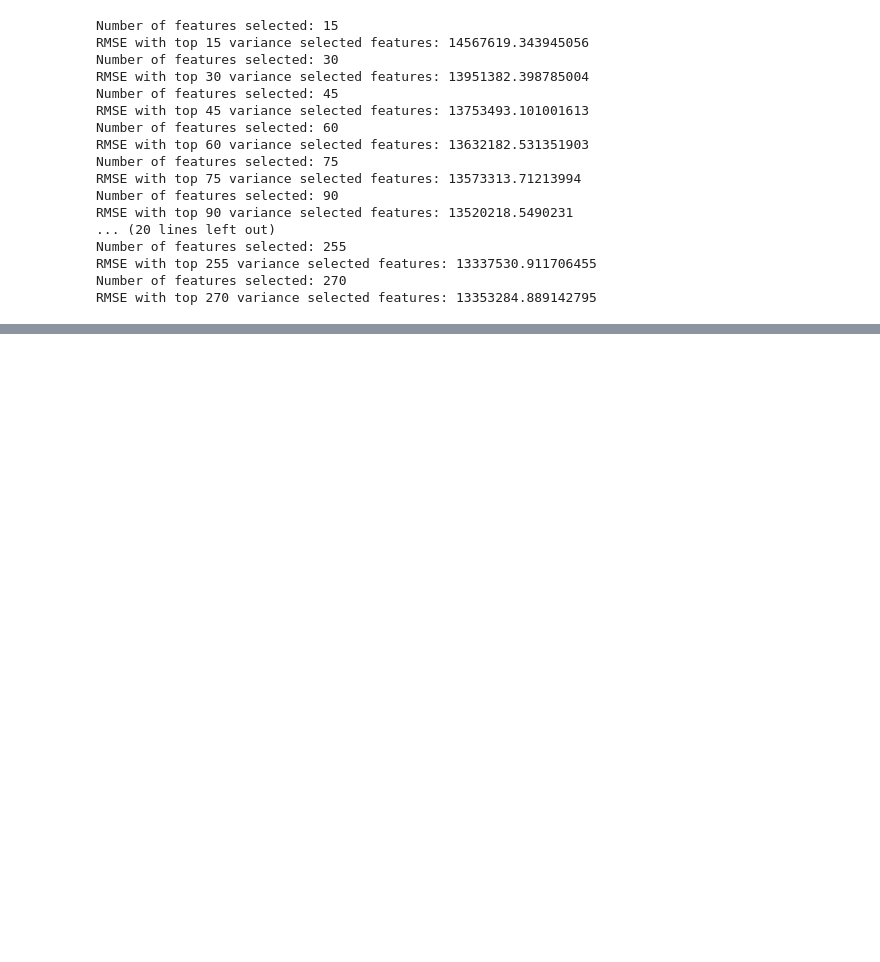
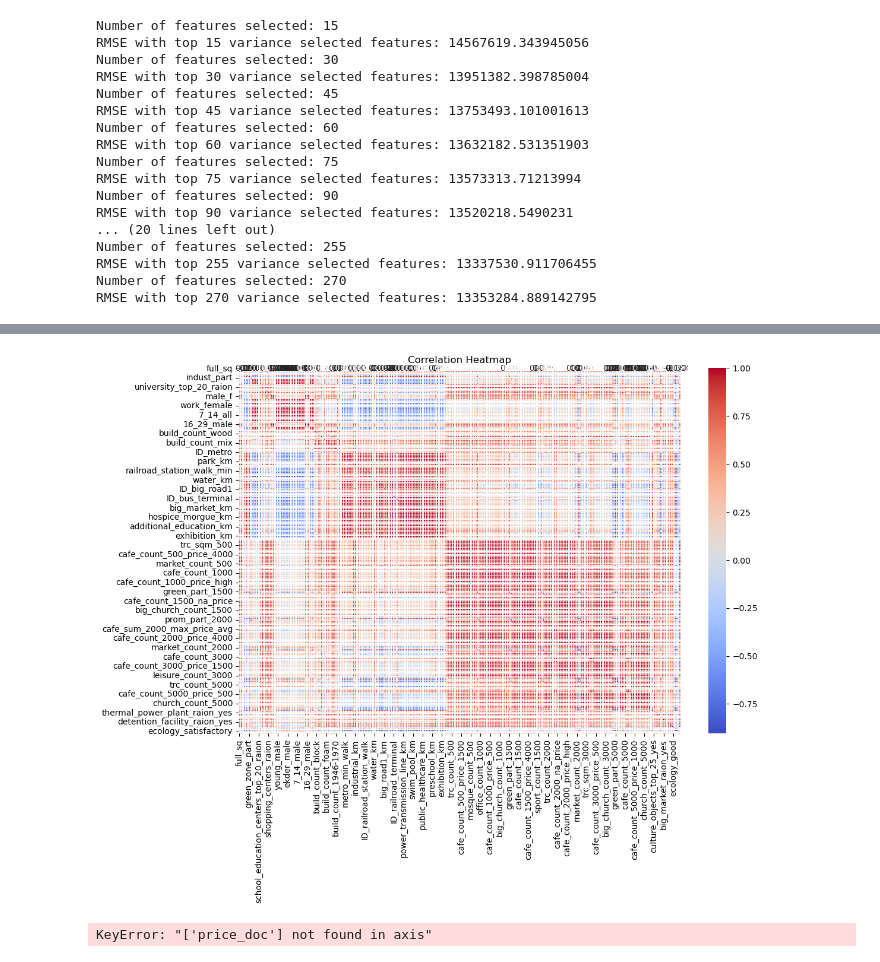
Before and after one commit to YahyaAhmedKhan/iml-2, a Jupyter notebook: labelencode.ipynb, the cells around one changed output, grey strips where cells are left out. Drawn from its saved outputs; the diff is of its cells as text; code cells hidden in the pictures; blank space fills up the shorter version.

```diff
--- a/labelencode.ipynb
+++ b/labelencode.ipynb
@@ -244,0 +372,73 @@ RMSE with top 270 variance selected features: 13353284.889142795
+# %%
+import pandas as pd
+import numpy as np
+from sklearn.preprocessing import LabelEncoder, StandardScaler
+from sklearn.model_selection import train_test_split
+import matplotlib.pyplot as plt
+import seaborn as sns
+
+# Load the training and test data
+df_train_orig = pd.read_csv('train.csv')
+df_test_orig = pd.read_csv('test.csv')
+
+# Make a copy of the original data
+df_train = df_train_orig.copy()
+df_test = df_test_orig.copy()
+target_col = 'price_doc'
+row_id_col = 'row ID'
+
+# Label encode the 'sub_area' column
+label_encoder = LabelEncoder()
+df_train['sub_area'] = label_encoder.fit_transform(df_train['sub_area'])
+df_test['sub_area'] = label_encoder.transform(df_test['sub_area'])
+
+# Create dummy variables for categorical features
+X_train = pd.get_dummies(df_train.drop(columns=[target_col]), drop_first=True)
+X_train_2 = X_train.copy()
+X_test = pd.get_dummies(df_test, drop_first=True)
+
+# Extract the target variable
+y = df_train[target_col]
+
+# Scale the values
+scaler = StandardScaler()
+X_train = scaler.fit_transform(X_train)
+
+# Split the data into training and validation sets
+X_train, X_val, y_train, y_val = train_test_split(X_train, y, test_size=0.05, random_state=42)
+
+# Calculate the correlation matrix
+correlation_matrix = pd.DataFrame(np.corrcoef(np.column_stack((X_train, y_train)), rowvar=False), columns=X_train_2.columns.tolist() + [target_col])
+
+# Create a heatmap of the correlation matrix
+plt.figure(figsize=(12, 8))
+sns.heatmap(correlation_matrix.corr(), annot=True, fmt=".2f", cmap='coolwarm', linewidths=0.5)
+plt.title("Correlation Heatmap")
+plt.show()
+# %% [output]
+[figure, added]
+# %%
+# Set a threshold for high correlation
+threshold = 0.7  # Adjust this threshold as needed
+
+# Create a mask for highly correlated features
+highly_correlated = (correlation_matrix.corr().abs() > threshold)
+
+# Create a list of columns to drop
+columns_to_drop = [column for column in highly_correlated.columns if any(highly_correlated[column])]
+
+# Drop the highly correlated columns from X_train_2
+X_train_2_filtered = X_train_2.drop(columns=columns_to_drop)
+
+# Display the columns that were removed
+print("Columns removed due to high correlation:")
+print(columns_to_drop)
+
+# Create a heatmap of the correlation matrix for the filtered features
+correlation_matrix_filtered = pd.DataFrame(np.corrcoef(np.column_stack((X_train_2_filtered, y_train)), rowvar=False), columns=X_train_2_filtered.columns.tolist() + [target_col])
+plt.figure(figsize=(12, 8))
+sns.heatmap(correlation_matrix_filtered.corr(), annot=True, fmt=".2f", cmap='coolwarm', linewidths=0.5)
+plt.title("Correlation Heatmap (After Removing Highly Correlated Features)")
+plt.show()
+# %% [output]
+KeyError: "['price_doc'] not found in axis"
```
Also changed, not shown: parts of 5 cells of this notebook, 7 other files.
